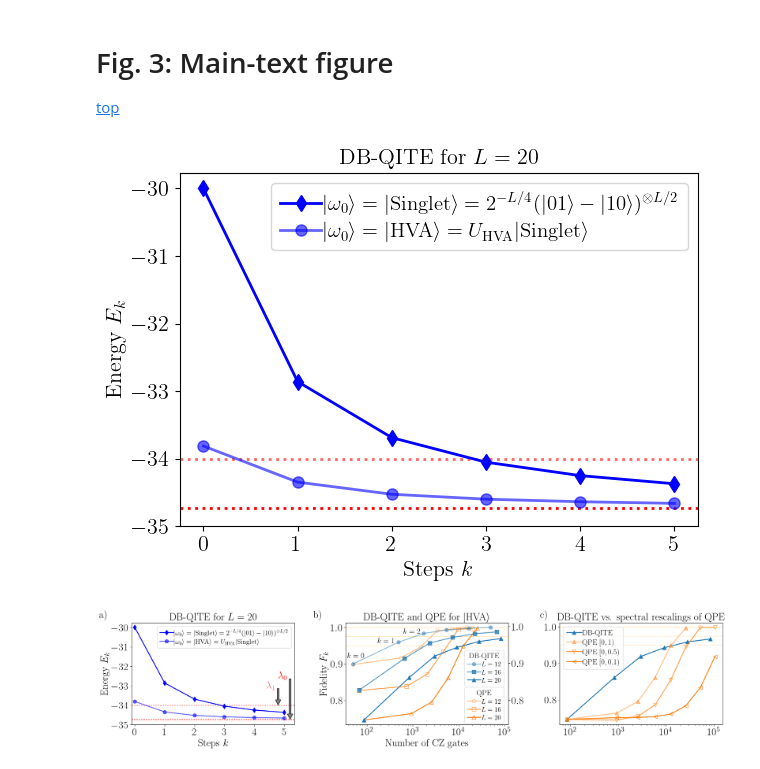
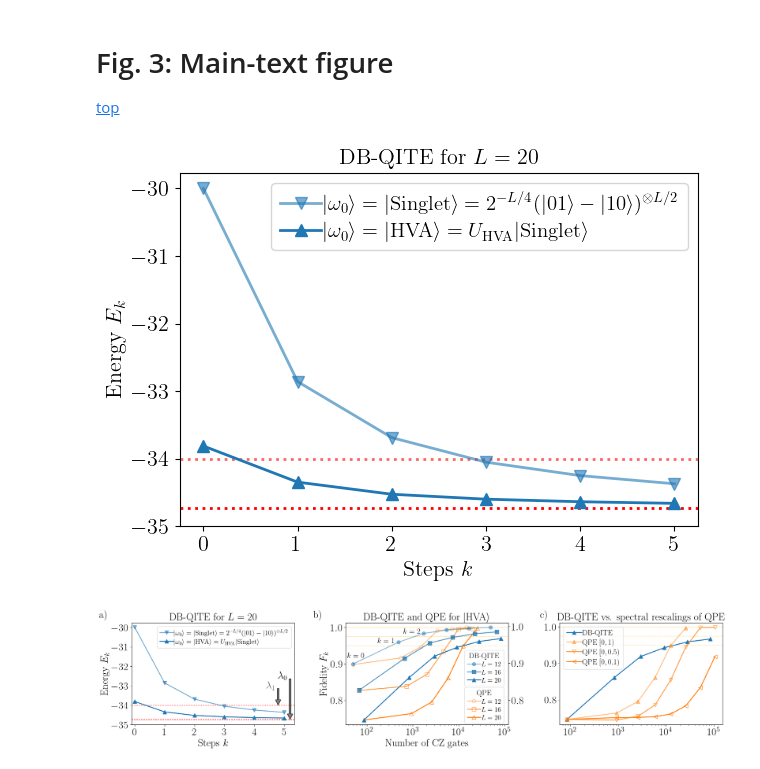
Before and after one commit to renezander90/DB-QITE, a Jupyter notebook: DB-QITE-PRL/generate_plots_PRL-Marek_running-joined_DB_QPE.ipynb, the cells around one changed output. Cells and saved outputs as stored; diff of their text form; code cells hidden in the pictures.

Commit message:
added color changes in fig main as per Zoe suggestion

```diff
--- a/DB-QITE-PRL/generate_plots_PRL-Marek_running-joined_DB_QPE.ipynb
+++ b/DB-QITE-PRL/generate_plots_PRL-Marek_running-joined_DB_QPE.ipynb
@@ -707,7 +707,9 @@ def generate_plot_E_DBQITE(ax1, L):
                      r"~$~\ |\omega_0\rangle =|$HVA$\rangle = U_\mathrm{HVA}|\mathrm{Singlet}\rangle$"]
     lables_fidelities=[r"$F_k\ |$Singlet$\rangle$",r"$F_k\ |$HVA$\rangle$"]
     alphas = [1.0, 0.6]
-    markers = ['d','o']
+    colors = plt.rcParams['axes.prop_cycle'].by_key()['color']
+
+    markers = ['o', 's', '^', 'v', '<', '>', 'd']
     indices = [0,1]
     steps = [0,1,2,3,4,5]
 
@@ -718,9 +720,14 @@ def generate_plot_E_DBQITE(ax1, L):
     ###############################################################################
 
     # 1) Plot energies on the left y-axis
-    for i,ind in enumerate(indices):
+    #for i,ind in enumerate(indices):
         #line1, = ax1.plot(results[ind]['evolution_times'], results[ind]['optimal_energies'], label=lables_energies[ind], color='blue', marker=markers[i], linestyle='solid', linewidth=2, zorder=3, alpha=alphas[i])
-        line1, = ax1.plot(steps, results[ind]['optimal_energies'], label=lables_energies[ind], color='blue', marker=markers[i], linestyle='solid', linewidth=2, zorder=3, alpha=alphas[i])
+    ind = indices[ 0]
+    line1, = ax1.plot(steps, results[ind]['optimal_energies'], label=lables_energies[ind],
+                      color=colors[0], marker='v', linestyle='solid', linewidth=2, zorder=3, alpha = 0.6)
+    ind = indices[1]
+    line1, = ax1.plot(steps, results[ind]['optimal_energies'], label=lables_energies[ind],
+                      color=colors[0], marker=markers[2], linestyle='solid', linewidth=2, zorder=3)
 
     ax1.axhline(y=E0_val[L], color="red", linestyle=':', alpha=1.0)
     #ax1.axhline(y=E0_val[L]+0.1, color="orange", linestyle=':', alpha=0.8)
@@ -751,12 +758,14 @@ generate_plot_E_DBQITE(ax12,20)
 plt.tight_layout()
 plt.show()
 # %% [output]
-[figure, old version]
+[figure, new version]
 # %%
 run_param_rc(23)
 
 index = 1 # 0 Singlet, 1 VQE
 markers = ['o', 's', '^', 'v', '<', '>', 'd']
+colors = plt.rcParams['axes.prop_cycle'].by_key()['color']
+
 
 fig, ((axE_QITE, axF_QITE, axF_QPE)) = plt.subplots(1, 3, figsize=(20, 5))#, gridspec_kw={"width_ratios": [4,2,10,1]})
 
@@ -787,7 +796,7 @@ axE_QITE.text(
     r"$\lambda_1$",
     va="center",
     ha="left",
-    color="red",
+    color="black",
     alpha = 0.6
 )
 
@@ -797,7 +806,7 @@ axE_QITE.text(
     r"$\lambda_0$",
     va="center",
     ha="left",
-    color="red"
+    color="black"
     )
 ###############################################################################
 # SUBPLOT 2: Fidelity and CZ count QITE
@@ -929,34 +938,34 @@ cz_counts.insert(0, cz_count_HVA[L])
 axF_QPE.plot(cz_counts, fidelities, color=colors[1], label=f'QPE $[0,0.5)$'
              , marker=markers[3], markerfacecolor='none', alpha = 0.75)
 
 
 fidelities = [results_QPE_rescaled_01[index][20][k]['F0'] for k in steps]
 fidelities.insert(0, fidelities_HVA[L])
 cz_counts = [results_QPE_rescaled_01[index][20][k]['ops']['cz'] for k in steps]
 cz_counts.insert(0, cz_count_HVA[L])
 
 axF_QPE.plot(cz_counts, fidelities, color=colors[1], label=f'QPE $[0,0.1)$'
              , marker=markers[4], markerfacecolor='none',alpha = 1)
 
 axF_QPE.axhline(y=1, color="orange", linestyle=':', alpha=1.0,linewidth = 1)
 axF_QPE.axhline(y=0.975, color="orange", linestyle=':', alpha=0.8,linewidth = 1)
 axF_QPE.axhline(y=0.95, color="orange", linestyle=':', alpha=0.6,linewidth = 1)
 
 axF_QPE.annotate('c)', xy = (-.12, 1.05), xycoords='axes fraction')
 axF_QITE.annotate(r'$k=0$', xy=(37,0.917), textcoords='data', fontsize=17,zorder = 11)
 axF_QITE.annotate(r'$k=1$', xy=(170,0.957), textcoords='data', fontsize=17,zorder = 12)
 axF_QITE.annotate(r'$k=2$', xy=(625,0.983), textcoords='data', fontsize=17,zorder = 13)
 #axF_QPE.annotate(r'$L=20,$', xy=(16100,0.87), textcoords='data', fontsize=15)
 #axF_QPE.annotate(r'$[0,0.5)$', xy=(16100,0.85), textcoords='data', fontsize=15)
 #axF_QPE.annotate(r'$L=20,$', xy=(39000,0.795), textcoords='data', fontsize=15)
 #axF_QPE.annotate(r'$[0,0.1)$', xy=(39000,0.7753), textcoords='data', fontsize=15)
 axF_QPE.set_xscale('log')
 axF_QPE.set_title(r"DB-QITE vs. spectral rescalings of QPE")
 axF_QPE.legend(loc="upper left", ncols=1, fontsize=17)#,title=f'$L=20$',title_fontsize='15')
 plt.tight_layout()
 plt.savefig("plots/QITE_Heisenberg_main2.pdf")
 # %% [output]
-[figure, old version]
+[figure, new version]
 # %%
 cz_counts = [results_VQE_QPE[20][k]['ops']['cz'] for k in steps]
 print(cz_counts)
```
Also changed, not shown: parts of 1 cell of this notebook, 2 other files.
